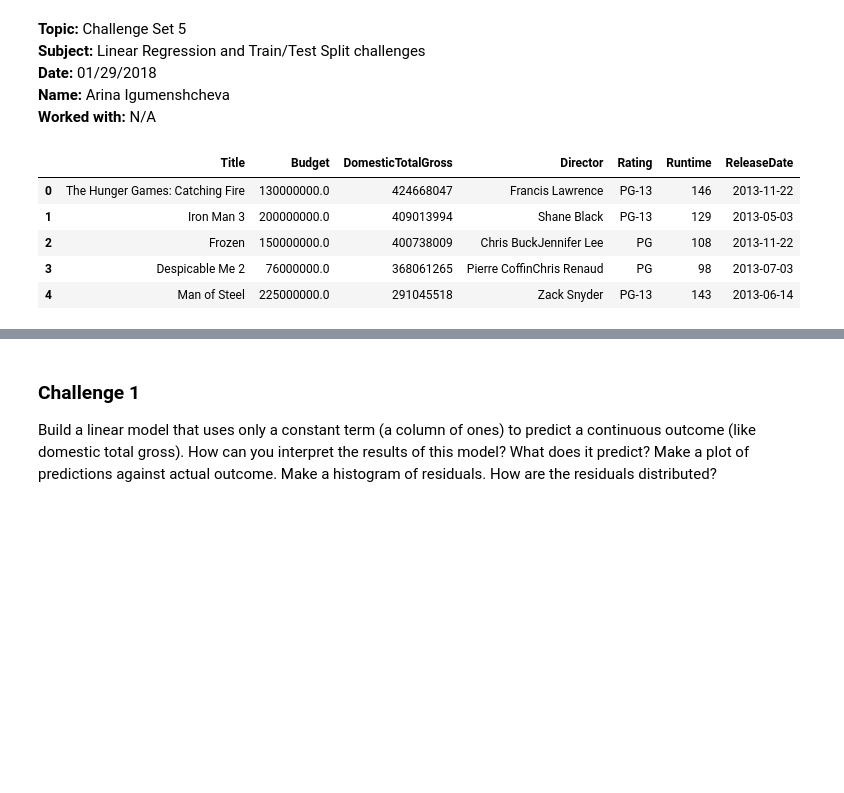
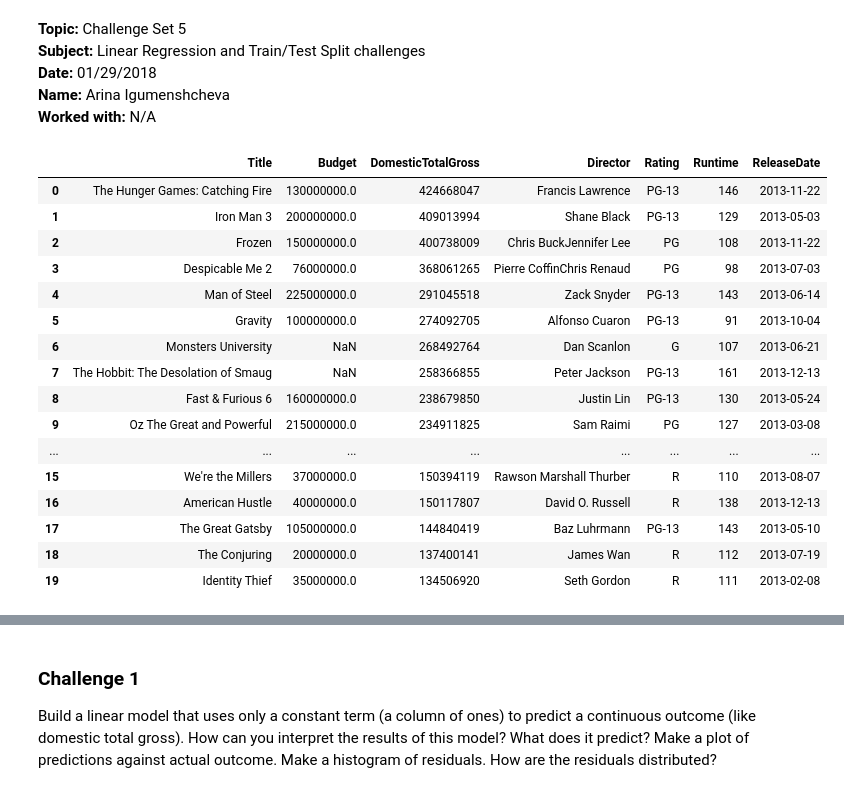
Before and after one commit to cliuless/ds_again, a Jupyter notebook: student_submissions/challenges/05_linear_splitting/igumenshcheva_arina/challenge_set_5_arina.ipynb, the cells around one changed output, grey strips where cells are left out. Saved outputs shown, nothing was run; the diff lists cells and outputs as text; code cells hidden in the pictures; blank space fills up the shorter version.

```diff
--- a/student_submissions/challenges/05_linear_splitting/igumenshcheva_arina/challenge_set_5_arina.ipynb
+++ b/student_submissions/challenges/05_linear_splitting/igumenshcheva_arina/challenge_set_5_arina.ipynb
@@ -25,17 +31,28 @@ import re
 # %%
 # Import the movies data
 filepath = 'https://raw.githubusercontent.com/33eyes/nyc18_ds14/master/challenges/challenges_data/2013_movies.csv?token=ANE-v-MauItGvS7Y5l5d8R09FhJo3z-Bks5aeZN3wA%3D%3D'
 movies_df = pd.read_csv(filepath,
         parse_dates =['ReleaseDate'])
 
-movies_df.head()
+movies_df.head(20)
 # %% [output]
 |  | Title | Budget | DomesticTotalGross | Director | Rating | Runtime | ReleaseDate |
 | 0 | The Hunger Games: Catching Fire | 130000000.0 | 424668047 | Francis Lawrence | PG-13 | 146 | 2013-11-22 |
 | 1 | Iron Man 3 | 200000000.0 | 409013994 | Shane Black | PG-13 | 129 | 2013-05-03 |
 | 2 | Frozen | 150000000.0 | 400738009 | Chris BuckJennifer Lee | PG | 108 | 2013-11-22 |
 | 3 | Despicable Me 2 | 76000000.0 | 368061265 | Pierre CoffinChris Renaud | PG | 98 | 2013-07-03 |
 | 4 | Man of Steel | 225000000.0 | 291045518 | Zack Snyder | PG-13 | 143 | 2013-06-14 |
+| 5 | Gravity | 100000000.0 | 274092705 | Alfonso Cuaron | PG-13 | 91 | 2013-10-04 |
+| 6 | Monsters University | NaN | 268492764 | Dan Scanlon | G | 107 | 2013-06-21 |
+| 7 | The Hobbit: The Desolation of Smaug | NaN | 258366855 | Peter Jackson | PG-13 | 161 | 2013-12-13 |
+| 8 | Fast & Furious 6 | 160000000.0 | 238679850 | Justin Lin | PG-13 | 130 | 2013-05-24 |
+| 9 | Oz The Great and Powerful | 215000000.0 | 234911825 | Sam Raimi | PG | 127 | 2013-03-08 |
+| ... | ... | ... | ... | ... | ... | ... | ... |
+| 15 | We're the Millers | 37000000.0 | 150394119 | Rawson Marshall Thurber | R | 110 | 2013-08-07 |
+| 16 | American Hustle | 40000000.0 | 150117807 | David O. Russell | R | 138 | 2013-12-13 |
+| 17 | The Great Gatsby | 105000000.0 | 144840419 | Baz Luhrmann | PG-13 | 143 | 2013-05-10 |
+| 18 | The Conjuring | 20000000.0 | 137400141 | James Wan | R | 112 | 2013-07-19 |
+| 19 | Identity Thief | 35000000.0 | 134506920 | Seth Gordon | R | 111 | 2013-02-08 |
 # %%
 movies_df.info()
 # %% [output]
```
Also changed, not shown: parts of 73 cells of this notebook.
